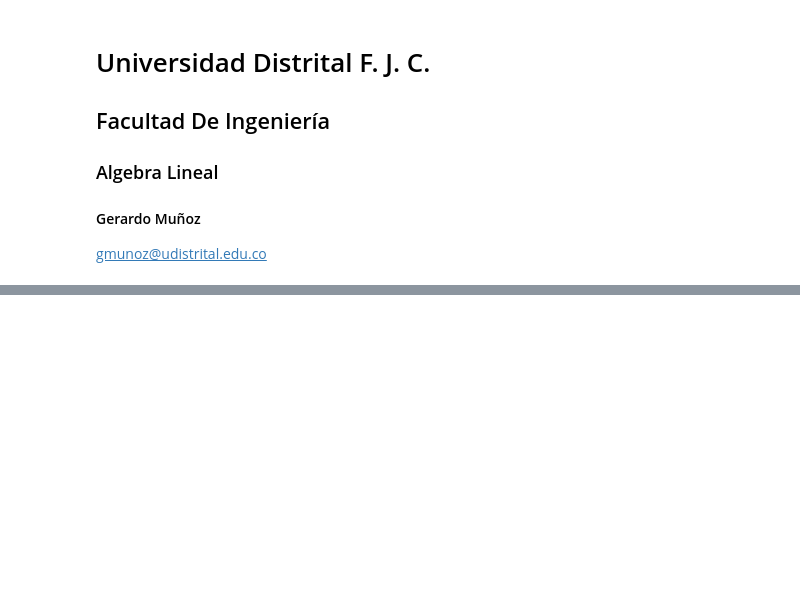
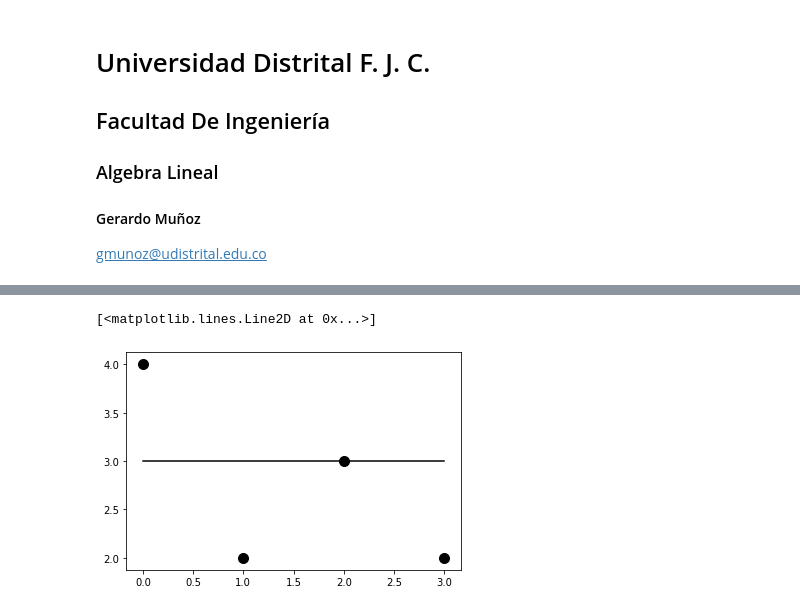
Before and after one commit to GerardoMunoz/Curso_Python, a Jupyter notebook: AL04_Intro_Jupyter_python.ipynb, the cells around one changed output, grey strips where cells are left out. Cells and saved outputs as stored; diff of their text form; code cells hidden in the pictures; blank space fills up the shorter version.

```diff
--- a/AL04_Intro_Jupyter_python.ipynb
+++ b/AL04_Intro_Jupyter_python.ipynb
@@ -550,0 +349,15 @@ comparacion_2=' ... porque ...'
+# %%
+# Gráfica del punto 4
+
+import matplotlib.pyplot as plt
+fig,ax=plt.subplots()
+puntos=[[0,1,2,3],
+        [4,2,3,2]]
+ax.scatter(*puntos,s=100,color='black')
+# Grafica líneas
+lineas=[(0,3),(3,3),'black', #(x1,x4),(y1,y4),color
+       ]
+ax.plot(*lineas)
+# %% [output]
+[<matplotlib.lines.Line2D at 0x...>]
+[figure, added]
```
Also changed, not shown: parts of 100 cells of this notebook.
